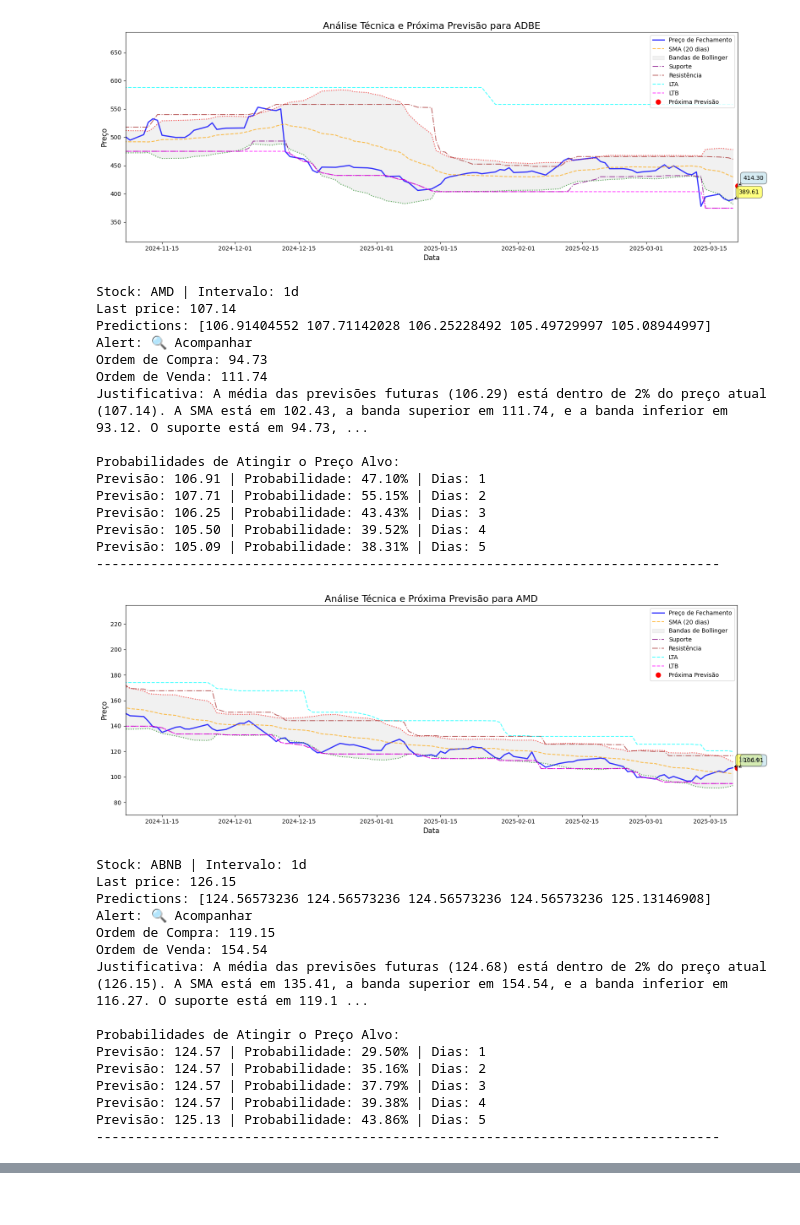
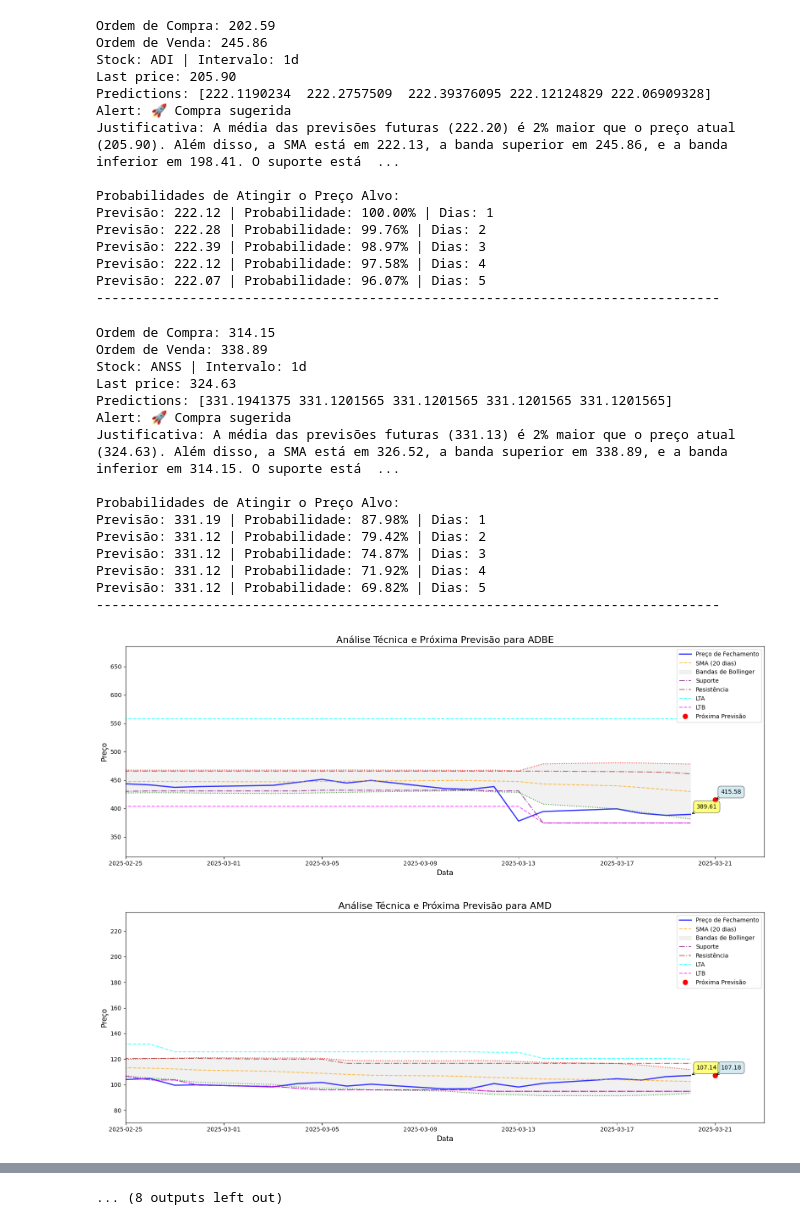
Before and after one commit to laribar/bitcoinprediction, a Jupyter notebook: modelo_yfinance_geral.ipynb, the cells around one changed output, grey strips where cells are left out. Cells and saved outputs as stored; diff of their text form; code cells hidden in the pictures.

```diff
--- a/modelo_yfinance_geral.ipynb
+++ b/modelo_yfinance_geral.ipynb
@@ -153,6 +153,7 @@ def prever_precos_com_probabilidade(df, acao, intervalo):
         return None, None
 
 # Função para gerar alertas de compra/venda com probabilidades
+# Função para gerar alertas de compra/venda com probabilidades
 def gerar_alertas(df, previsoes, probabilidades, acao, intervalo):
     try:
         # Garantir que last_price seja um valor escalar
@@ -185,6 +186,9 @@ def gerar_alertas(df, previsoes, probabilidades, acao, intervalo):
                     f"O suporte está em {support:.2f}, a resistência em {resistance:.2f}, e a LTA em {lta:.2f}. "
                     f"Isso indica uma tendência de alta."
                 )
+                # Exibir valores de compra e venda somente se a sugestão for "compra"
+                print(f"Ordem de Compra: {ordem_compra:.2f}")
+                print(f"Ordem de Venda: {ordem_venda:.2f}")
             elif avg_future_price < last_price * 0.98:  # Tendência de baixa
                 alerta = '⚠️ Venda sugerida'
                 justificativa = (
@@ -212,8 +216,6 @@ def gerar_alertas(df, previsoes, probabilidades, acao, intervalo):
         print(f"Last price: {last_price:.2f}")
         print(f"Predictions: {previsoes}")
         print(f"Alert: {alerta}")
-        print(f"Ordem de Compra: {ordem_compra:.2f}" if ordem_compra else "Ordem de Compra: N/A")
-        print(f"Ordem de Venda: {ordem_venda:.2f}" if ordem_venda else "Ordem de Venda: N/A")
         print(f"Justificativa: {justificativa}")
 
         # Exibir probabilidades
@@ -285,12 +287,12 @@ def plotar_grafico(df, acao, previsoes):
     # Posicionar a legenda dentro do gráfico, no canto superior direito
     plt.legend(loc='upper right', bbox_to_anchor=(1, 1), fontsize=10)
 
-    # Limitar o eixo x para mostrar apenas os últimos 90 dias
-    plt.xlim(df.index[-90], proxima_data if previsoes is not None and len(previsoes) > 0 else df.index[-1])
+    # Limitar o eixo x para mostrar apenas os últimos 15 dias
+    plt.xlim(df.index[-15] - pd.Timedelta(days=3), df.index[-1] + pd.Timedelta(days=3))
 
     # Ajustar layout para evitar cortes
     plt.tight_layout()
-    plt.show()
+    #plt.show()
 
 # Função para obter o Top 10 da NASDAQ por capitalização de mercado
 def obter_top_10_nasdaq():
@@ -299,7 +301,7 @@ def obter_top_10_nasdaq():
     """
     # Baixar a lista de tickers da NASDAQ
     nasdaq_tickers = pd.read_html("https://en.wikipedia.org/wiki/Nasdaq-100")[4]
-    top_10 = nasdaq_tickers.head(3)['Ticker'].tolist()
+    top_10 = nasdaq_tickers.head(10)['Ticker'].tolist()
     return top_10
 
 # Processar ações
@@ -331,32 +426,32 @@ Previsão: 414.30 | Probabilidade: 89.40% | Dias: 5
+Ordem de Compra: 202.59
+Ordem de Venda: 245.86
+Stock: ADI | Intervalo: 1d
+Last price: 205.90
+Predictions: [222.1190234  222.2757509  222.39376095 222.12124829 222.06909328]
+Alert: 🚀 Compra sugerida
+Justificativa: A média das previsões futuras (222.20) é 2% maior que o preço atual (205.90). Além disso, a SMA está em 222.13, a banda superior em 245.86, e a banda inferior em 198.41. O suporte está  ...
+
+Probabilidades de Atingir o Preço Alvo:
+Previsão: 222.12 | Probabilidade: 100.00% | Dias: 1
+Previsão: 222.28 | Probabilidade: 99.76% | Dias: 2
+Previsão: 222.39 | Probabilidade: 98.97% | Dias: 3
+Previsão: 222.12 | Probabilidade: 97.58% | Dias: 4
+Previsão: 222.07 | Probabilidade: 96.07% | Dias: 5
+--------------------------------------------------------------------------------
+Ordem de Compra: 314.15
+Ordem de Venda: 338.89
+Stock: ANSS | Intervalo: 1d
+Last price: 324.63
+Predictions: [331.1941375 331.1201565 331.1201565 331.1201565 331.1201565]
+Alert: 🚀 Compra sugerida
+Justificativa: A média das previsões futuras (331.13) é 2% maior que o preço atual (324.63). Além disso, a SMA está em 326.52, a banda superior em 338.89, e a banda inferior em 314.15. O suporte está  ...
+
+Probabilidades de Atingir o Preço Alvo:
+Previsão: 331.19 | Probabilidade: 87.98% | Dias: 1
+Previsão: 331.12 | Probabilidade: 79.42% | Dias: 2
+Previsão: 331.12 | Probabilidade: 74.87% | Dias: 3
+Previsão: 331.12 | Probabilidade: 71.92% | Dias: 4
+Previsão: 331.12 | Probabilidade: 69.82% | Dias: 5
+--------------------------------------------------------------------------------
-[figure, old version]
+[figure, new version]
-Stock: AMD | Intervalo: 1d
-Last price: 107.14
-Predictions: [106.91404552 107.71142028 106.25228492 105.49729997 105.08944997]
-Alert: 🔍 Acompanhar
-Ordem de Compra: 94.73
-Ordem de Venda: 111.74
-Justificativa: A média das previsões futuras (106.29) está dentro de 2% do preço atual (107.14). A SMA está em 102.43, a banda superior em 111.74, e a banda inferior em 93.12. O suporte está em 94.73, ...
-
-Probabilidades de Atingir o Preço Alvo:
-Previsão: 106.91 | Probabilidade: 47.10% | Dias: 1
-Previsão: 107.71 | Probabilidade: 55.15% | Dias: 2
-Previsão: 106.25 | Probabilidade: 43.43% | Dias: 3
-Previsão: 105.50 | Probabilidade: 39.52% | Dias: 4
-Previsão: 105.09 | Probabilidade: 38.31% | Dias: 5
---------------------------------------------------------------------------------
-[figure, old version]
+[figure, new version]
-Stock: ABNB | Intervalo: 1d
-Last price: 126.15
-Predictions: [124.56573236 124.56573236 124.56573236 124.56573236 125.13146908]
-Alert: 🔍 Acompanhar
-Ordem de Compra: 119.15
-Ordem de Venda: 154.54
-Justificativa: A média das previsões futuras (124.68) está dentro de 2% do preço atual (126.15). A SMA está em 135.41, a banda superior em 154.54, e a banda inferior em 116.27. O suporte está em 119.1 ...
-
-Probabilidades de Atingir o Preço Alvo:
-Previsão: 124.57 | Probabilidade: 29.50% | Dias: 1
-Previsão: 124.57 | Probabilidade: 35.16% | Dias: 2
-Previsão: 124.57 | Probabilidade: 37.79% | Dias: 3
-Previsão: 124.57 | Probabilidade: 39.38% | Dias: 4
-Previsão: 125.13 | Probabilidade: 43.86% | Dias: 5
---------------------------------------------------------------------------------
@@ -363,0 +458 @@ Previsão: 125.13 | Probabilidade: 43.86% | Dias: 5
+... (8 outputs left out)
```
Also changed, not shown: parts of 1 cell of this notebook.
